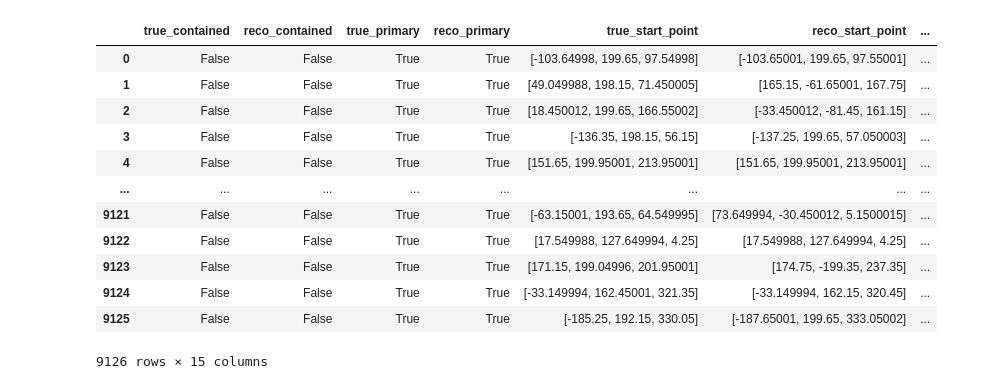
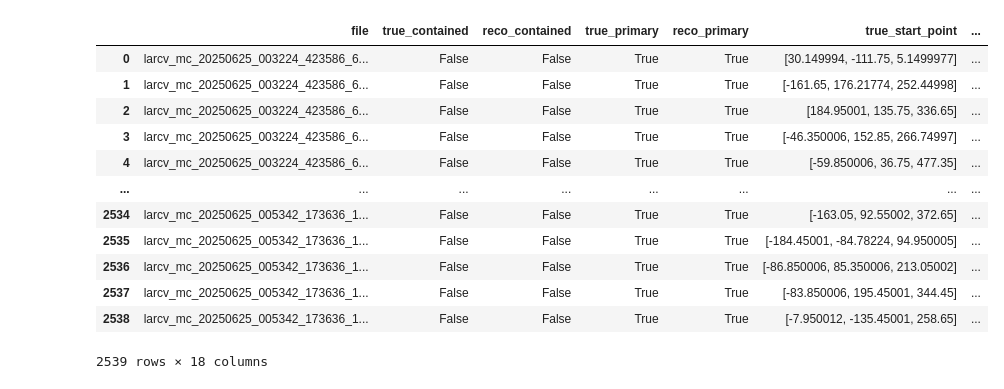
Before and after one commit to leehagaman/spine_mcs_angle_studies, a Jupyter notebook: segment_angle_plots.ipynb, the cells around one changed output. Drawn from its saved outputs; the diff is of its cells as text; code cells hidden in the pictures.

```diff
--- a/segment_angle_plots.ipynb
+++ b/segment_angle_plots.ipynb
@@ -11,24 +11,27 @@ from tqdm.notebook import tqdm
 
 import pickle
 # %%
-with open('h5_cosmics_with_segment_angles.pkl', 'rb') as f:
+#with open('h5_cosmics_with_segment_angles.pkl', 'rb') as f:
+#    df = pickle.load(f)
+
+with open('h5_highEmuon_with_segment_angles.pkl', 'rb') as f:
     df = pickle.load(f)
 
 df
 # %% [output]
-|  | true_contained | reco_contained | true_primary | reco_primary | true_start_point | reco_start_point | ... |
-| 0 | False | False | True | True | [-103.64998, 199.65, 97.54998] | [-103.65001, 199.65, 97.55001] | ... |
-| 1 | False | False | True | True | [49.049988, 198.15, 71.450005] | [165.15, -61.65001, 167.75] | ... |
-| 2 | False | False | True | True | [18.450012, 199.65, 166.55002] | [-33.450012, -81.45, 161.15] | ... |
-| 3 | False | False | True | True | [-136.35, 198.15, 56.15] | [-137.25, 199.65, 57.050003] | ... |
-| 4 | False | False | True | True | [151.65, 199.95001, 213.95001] | [151.65, 199.95001, 213.95001] | ... |
+|  | file | true_contained | reco_contained | true_primary | reco_primary | true_start_point | ... |
+| 0 | larcv_mc_20250625_003224_423586_6... | False | False | True | True | [30.149994, -111.75, 5.1499977] | ... |
+| 1 | larcv_mc_20250625_003224_423586_6... | False | False | True | True | [-161.65, 176.21774, 252.44998] | ... |
+| 2 | larcv_mc_20250625_003224_423586_6... | False | False | True | True | [184.95001, 135.75, 336.65] | ... |
+| 3 | larcv_mc_20250625_003224_423586_6... | False | False | True | True | [-46.350006, 152.85, 266.74997] | ... |
+| 4 | larcv_mc_20250625_003224_423586_6... | False | False | True | True | [-59.850006, 36.75, 477.35] | ... |
 | ... | ... | ... | ... | ... | ... | ... | ... |
-| 9121 | False | False | True | True | [-63.15001, 193.65, 64.549995] | [73.649994, -30.450012, 5.1500015] | ... |
-| 9122 | False | False | True | True | [17.549988, 127.649994, 4.25] | [17.549988, 127.649994, 4.25] | ... |
-| 9123 | False | False | True | True | [171.15, 199.04996, 201.95001] | [174.75, -199.35, 237.35] | ... |
-| 9124 | False | False | True | True | [-33.149994, 162.45001, 321.35] | [-33.149994, 162.15, 320.45] | ... |
-| 9125 | False | False | True | True | [-185.25, 192.15, 330.05] | [-187.65001, 199.65, 333.05002] | ... |
+| 2534 | larcv_mc_20250625_005342_173636_1... | False | False | True | True | [-163.05, 92.55002, 372.65] | ... |
+| 2535 | larcv_mc_20250625_005342_173636_1... | False | False | True | True | [-184.45001, -84.78224, 94.950005] | ... |
+| 2536 | larcv_mc_20250625_005342_173636_1... | False | False | True | True | [-86.850006, 85.350006, 213.05002] | ... |
+| 2537 | larcv_mc_20250625_005342_173636_1... | False | False | True | True | [-83.850006, 195.45001, 344.45] | ... |
+| 2538 | larcv_mc_20250625_005342_173636_1... | False | False | True | True | [-7.950012, -135.45001, 258.65] | ... |
-9126 rows × 15 columns
+2539 rows × 18 columns
 # %%
 reco_3d_angles = []
 reco_2d_angle_xy = []
```
Also changed, not shown: parts of 11 cells of this notebook, 4 other files.
